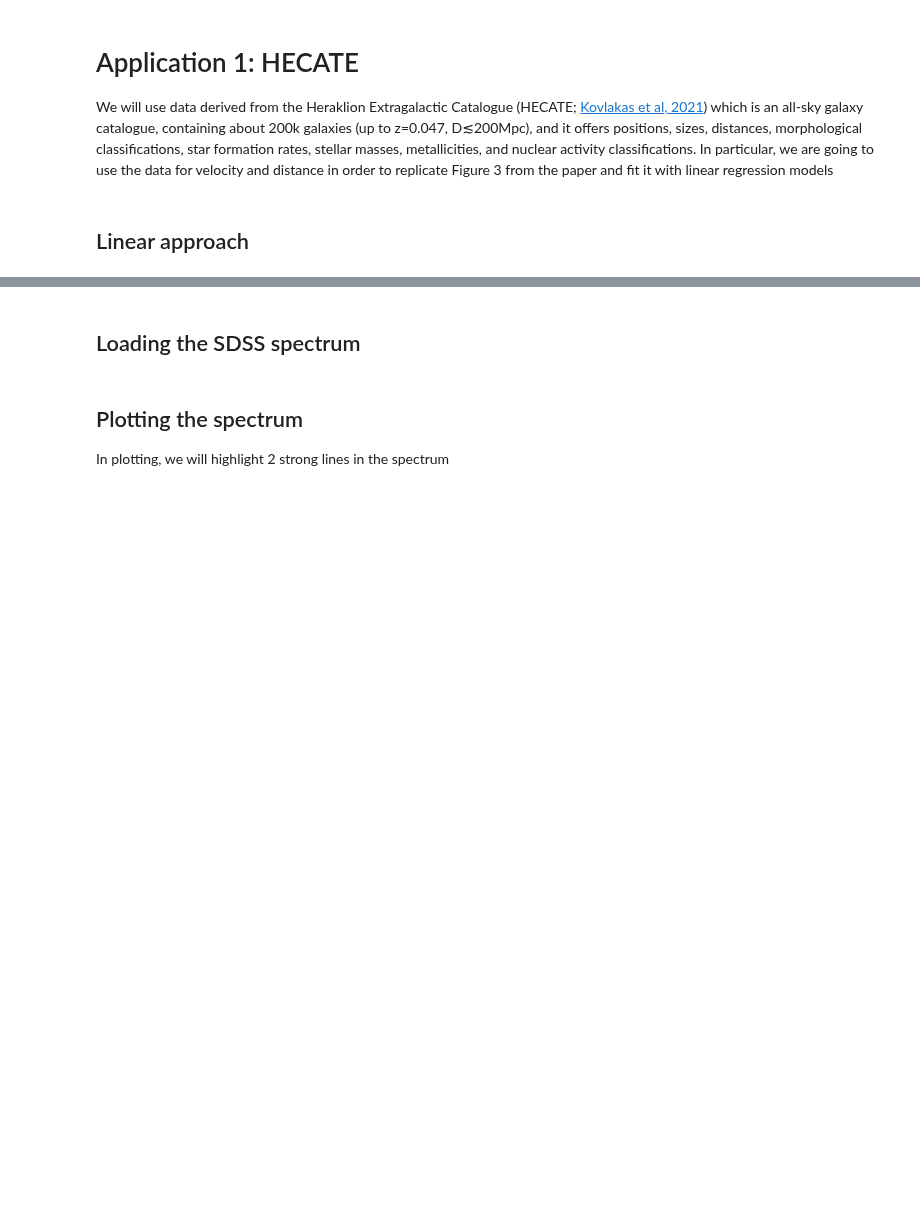
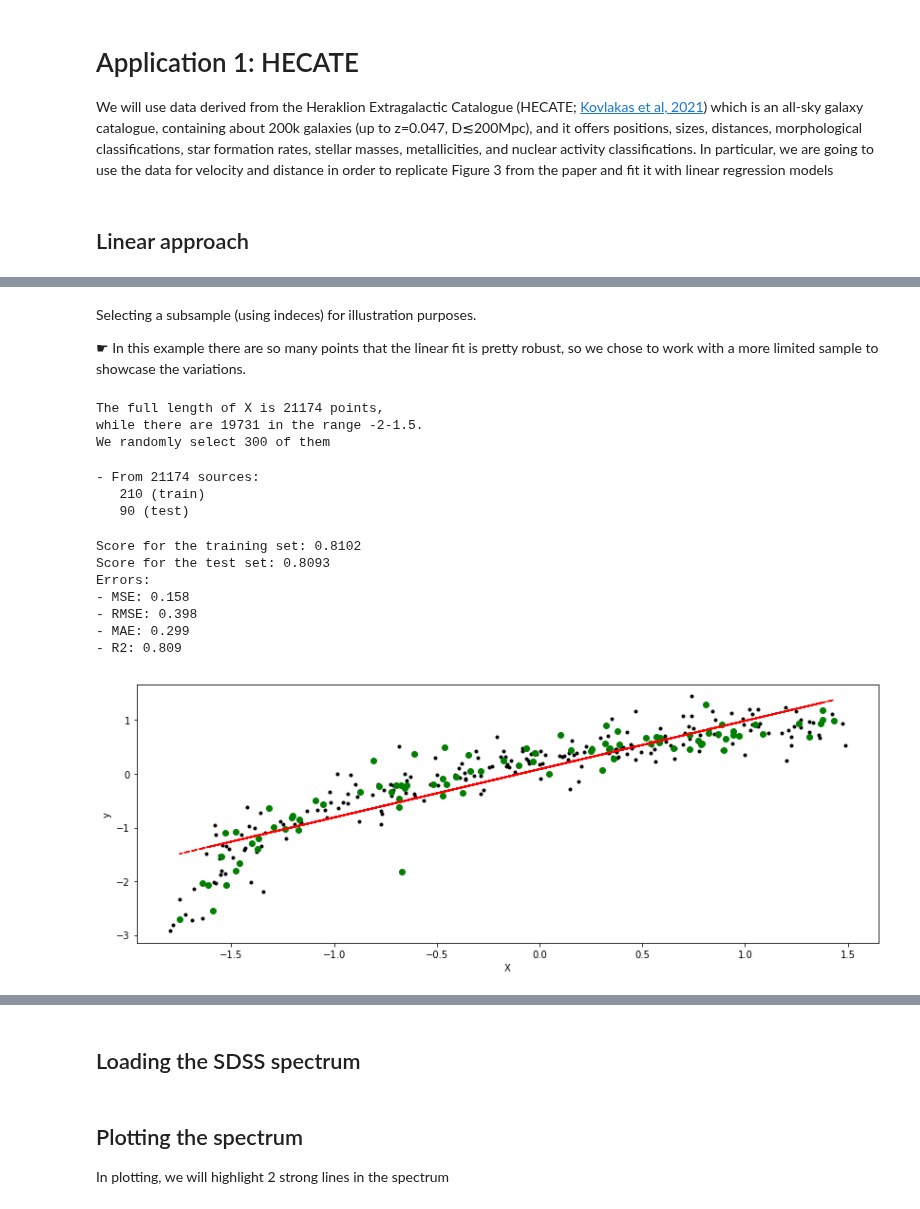
Before and after one commit to astrostatistics-in-crete/2022_summer_school, a Jupyter notebook: ML_Regression_Regularization/Regression_Regularization_SW_answerkey.ipynb, the cells around one changed output, grey strips where cells are left out. Cells and saved outputs as stored; diff of their text form; code cells hidden in the pictures; blank space fills up the shorter version.

```diff
--- a/ML_Regression_Regularization/Regression_Regularization_SW_answerkey.ipynb
+++ b/ML_Regression_Regularization/Regression_Regularization_SW_answerkey.ipynb
@@ -815,0 +233,74 @@ HINT: Try to run the regression with the full spectrum, and then removing the fe
+# %% [markdown]
+Selecting a subsample (using indeces) for illustration purposes.
+
+&#9755; In this example there are so many points that the linear fit is pretty robust, so we chose to work with a more limited sample to showcase the variations.
+# %%
+import random
+
+minX = -2
+maxX = 1.5
+rand = 300
+
+random.seed()  # 222, 134
+range_indcs = np.where( (X>minX) & (X<maxX) )[0]
+sel_indcs = random.sample(list(range_indcs), rand)   # sample from the previous range
+
+print(f'The full length of X is {len(X)} points,')
+print(f'while there are {len(range_indcs)} in the range {minX}-{maxX}.')
+print(f'We randomly select {rand} of them')
+#print(sel_indcs)
+print()
+# %% [output]
+The full length of X is 21174 points,
+while there are 19731 in the range -2-1.5.
+We randomly select 300 of them
+# %%
+X_train, X_test, y_train, y_test = train_test_split(X[sel_indcs], y[sel_indcs],
+                        test_size=0.3) #, random_state=42)
+
+print(f'- From {len(X)} sources:')
+print(f'   {len(X_train)} (train)')
+print(f'   {len(X_test)} (test)')
+# %% [output]
+- From 21174 sources:
+   210 (train)
+   90 (test)
+# %%
+from sklearn.metrics import mean_squared_error, mean_absolute_error, r2_score
+
+reg = LinearRegression()
+reg.fit(X_train, y_train)
+y_pred = reg.predict(X_test)
+
+print(f'Score for the training set: {reg.score(X_train, y_train):0.4f}')
+print(f'Score for the test set: {reg.score(X_test, y_test):0.4f}')
+
+fig = plt.figure(figsize=(14,5))
+
+plt.plot(X_train, y_train, 'k.', label='train')
+plt.plot(X_test, y_test, 'go', label='test' )
+plt.plot(X_test, y_pred, '--r', label='model' )
+
+mse = mean_squared_error(y_test, y_pred)
+rmse = mean_squared_error(y_test, y_pred, squared=False)
+mae = mean_absolute_error(y_test, y_pred)
+r2s = r2_score(y_test, y_pred)
+print('Errors:')
+print(f'- MSE: {mse:0.3f}')
+print(f'- RMSE: {rmse:0.3f}')
+print(f'- MAE: {mae:0.3f}')
+print(f'- R2: {r2s:0.3f}')
+
+
+plt.xlabel('X')
+plt.ylabel('y')
+plt.show()
+# %% [output]
+Score for the training set: 0.8102
+Score for the test set: 0.8093
+Errors:
+- MSE: 0.158
+- RMSE: 0.398
+- MAE: 0.299
+- R2: 0.809
+[figure, added]
```
Also changed, not shown: parts of 49 cells of this notebook, 1 other file.
